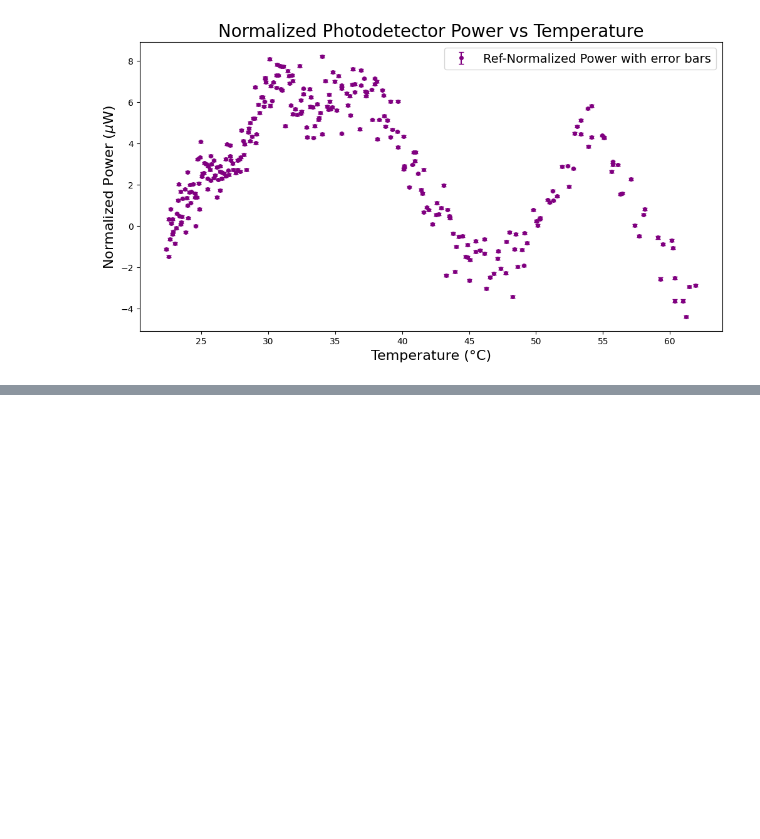
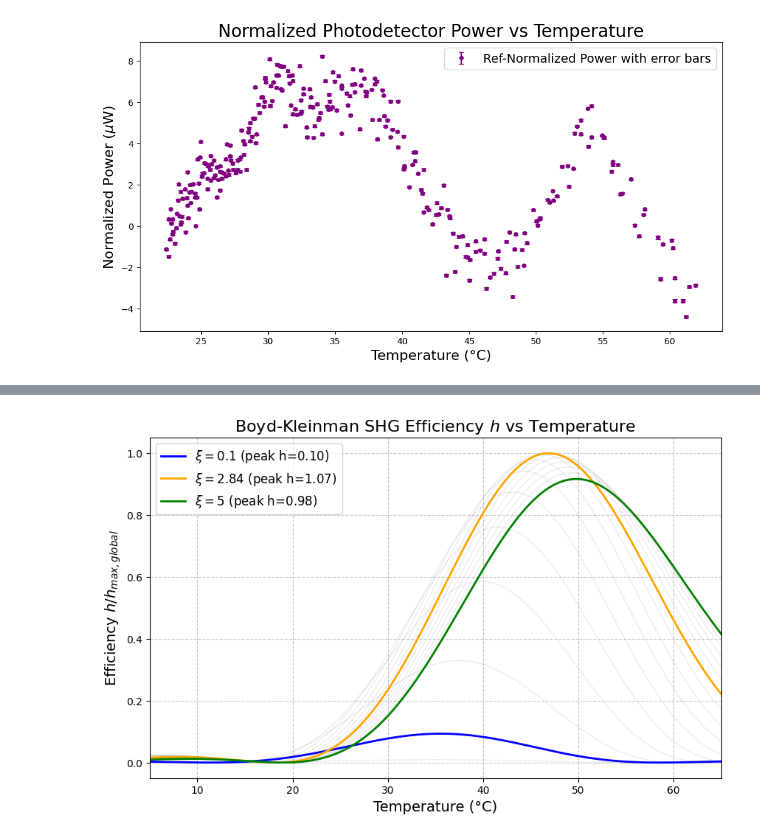
Before and after one commit to qpit/Eskild-Project-2026, a Jupyter notebook: main_document.ipynb, the cells around one changed output, grey strips where cells are left out. Cells and saved outputs as stored; diff of their text form; code cells hidden in the pictures; blank space fills up the shorter version.

Commit message:
Adding plotting of h.

```diff
--- a/main_document.ipynb
+++ b/main_document.ipynb
@@ -524,0 +585,26 @@ Plotting the best 4 fits...
+# %%
+# --- SECTION 2: PLOTTING THE SINC-LIKE BEHAVIOR ---
+plt.figure(figsize=(10, 6))
+
+# Plot the transparent transition lines
+# We normalize by global_h_max so all curves maintain their true relative heights
+for xi, h_vals in transition_results.items():
+    if np.max(h_vals) > 0:
+        plt.plot(T_sub, h_vals / global_h_max, color='gray', alpha=0.15, lw=1)
+
+# Plot the main highlighted curves
+for xi, (color, h_vals) in main_results.items():
+    h_max = np.max(h_vals)
+    if h_max > 0:
+        h_vals_norm = h_vals / global_h_max
+        plt.plot(T_sub, h_vals_norm, label=f'$\\xi = {xi}$ (peak h={h_max:.2f})', color=color, lw=2)
+
+plt.title('Boyd-Kleinman SHG Efficiency $h$ vs Temperature', fontsize=16)
+plt.xlabel('Temperature (°C)', fontsize=14)
+plt.ylabel('Efficiency $h / h_{max, global}$', fontsize=14)
+plt.legend(fontsize=12)
+plt.grid(True, linestyle='--', alpha=0.7)
+plt.xlim(5, 65)
+plt.show()
+# %% [output]
+[figure, added]
```
Also changed, not shown: parts of 2 cells of this notebook, 1 other file.
